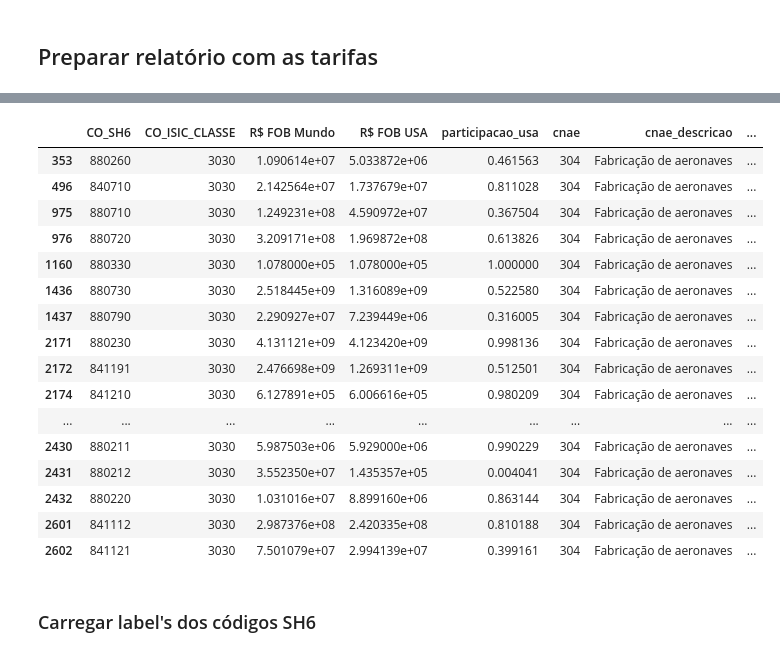
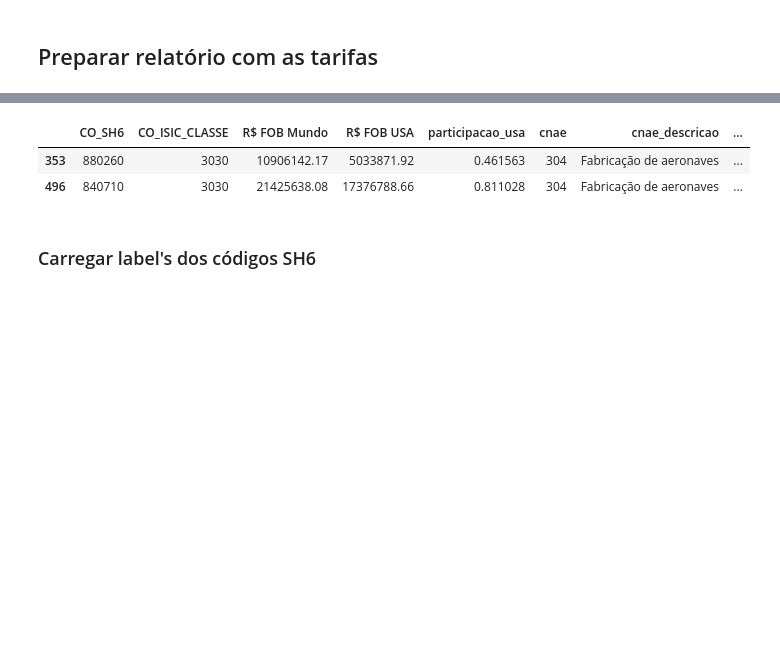
Before and after one commit to amiltonmendes/analise_insumo_produto, a Jupyter notebook: Priorização Setores.ipynb, the cells around one changed output, grey strips where cells are left out. Drawn from its saved outputs; the diff is of its cells as text; code cells hidden in the pictures; blank space fills up the shorter version.

Commit message:
Atualização de dados com limites de participação

```diff
--- a/Priorização Setores.ipynb
+++ b/Priorização Setores.ipynb
@@ -354,7 +350,7 @@ exportacoes_pia.to_excel('./Outputs/final/exportacao_pia_intensidade.xlsx', inde
 # %% [markdown]
 ## Mapear dados para as tarifas
 # %%
-tarifas = pd.read_excel('./dados/comex/NCM_SH6_Tarifas.xlsx')
+tarifas = pd.read_excel('./dados/comex/NCM_SH6_Tarifas_semauto.xlsx')
 # %%
 tarifas['Articles of Civil Aircraft only'].fillna('',inplace=True)
 # %% [output]
@@ -406,23 +396,9 @@ participacao_producao_eua.head(2)
 # %%
-exportacoes_pia_tarifas[exportacoes_pia_tarifas['cnae'] == '304']
+exportacoes_pia_tarifas[exportacoes_pia_tarifas['cnae'] == '304'].head(2)
 # %% [output]
 |  | CO_SH6 | CO_ISIC_CLASSE | R$ FOB Mundo | R$ FOB USA | participacao_usa | cnae | cnae_descricao | ... |
-| 353 | 880260 | 3030 | 1.090614e+07 | 5.033872e+06 | 0.461563 | 304 | Fabricação de aeronaves | ... |
-| 496 | 840710 | 3030 | 2.142564e+07 | 1.737679e+07 | 0.811028 | 304 | Fabricação de aeronaves | ... |
-| 975 | 880710 | 3030 | 1.249231e+08 | 4.590972e+07 | 0.367504 | 304 | Fabricação de aeronaves | ... |
-| 976 | 880720 | 3030 | 3.209171e+08 | 1.969872e+08 | 0.613826 | 304 | Fabricação de aeronaves | ... |
-| 1160 | 880330 | 3030 | 1.078000e+05 | 1.078000e+05 | 1.000000 | 304 | Fabricação de aeronaves | ... |
-| 1436 | 880730 | 3030 | 2.518445e+09 | 1.316089e+09 | 0.522580 | 304 | Fabricação de aeronaves | ... |
-| 1437 | 880790 | 3030 | 2.290927e+07 | 7.239449e+06 | 0.316005 | 304 | Fabricação de aeronaves | ... |
-| 2171 | 880230 | 3030 | 4.131121e+09 | 4.123420e+09 | 0.998136 | 304 | Fabricação de aeronaves | ... |
-| 2172 | 841191 | 3030 | 2.476698e+09 | 1.269311e+09 | 0.512501 | 304 | Fabricação de aeronaves | ... |
-| 2174 | 841210 | 3030 | 6.127891e+05 | 6.006616e+05 | 0.980209 | 304 | Fabricação de aeronaves | ... |
-| ... | ... | ... | ... | ... | ... | ... | ... | ... |
-| 2430 | 880211 | 3030 | 5.987503e+06 | 5.929000e+06 | 0.990229 | 304 | Fabricação de aeronaves | ... |
-| 2431 | 880212 | 3030 | 3.552350e+07 | 1.435357e+05 | 0.004041 | 304 | Fabricação de aeronaves | ... |
-| 2432 | 880220 | 3030 | 1.031016e+07 | 8.899160e+06 | 0.863144 | 304 | Fabricação de aeronaves | ... |
-| 2601 | 841112 | 3030 | 2.987376e+08 | 2.420335e+08 | 0.810188 | 304 | Fabricação de aeronaves | ... |
-| 2602 | 841121 | 3030 | 7.501079e+07 | 2.994139e+07 | 0.399161 | 304 | Fabricação de aeronaves | ... |
+| 353 | 880260 | 3030 | 10906142.17 | 5033871.92 | 0.461563 | 304 | Fabricação de aeronaves | ... |
+| 496 | 840710 | 3030 | 21425638.08 | 17376788.66 | 0.811028 | 304 | Fabricação de aeronaves | ... |
 # %% [markdown]
 ### Carregar label's dos códigos SH6
 # %%
```
Also changed, not shown: parts of 25 cells of this notebook, 24 other files.
